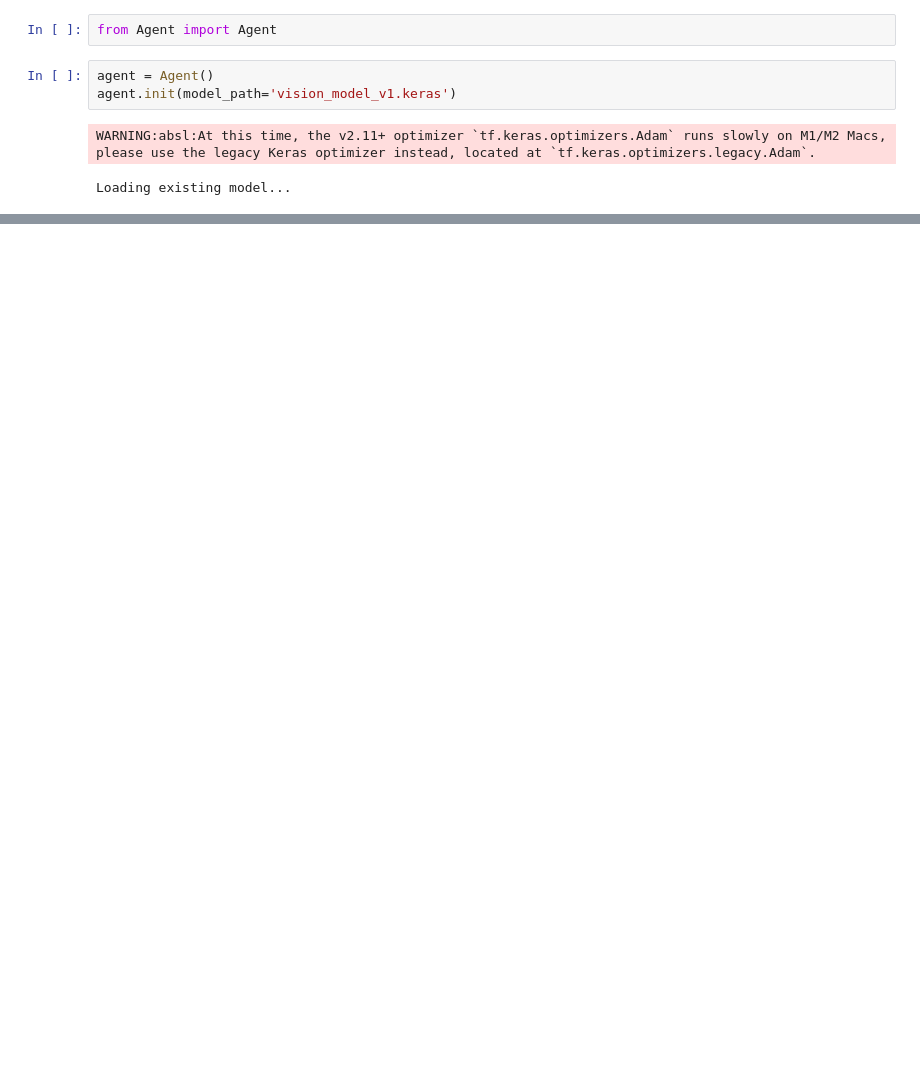
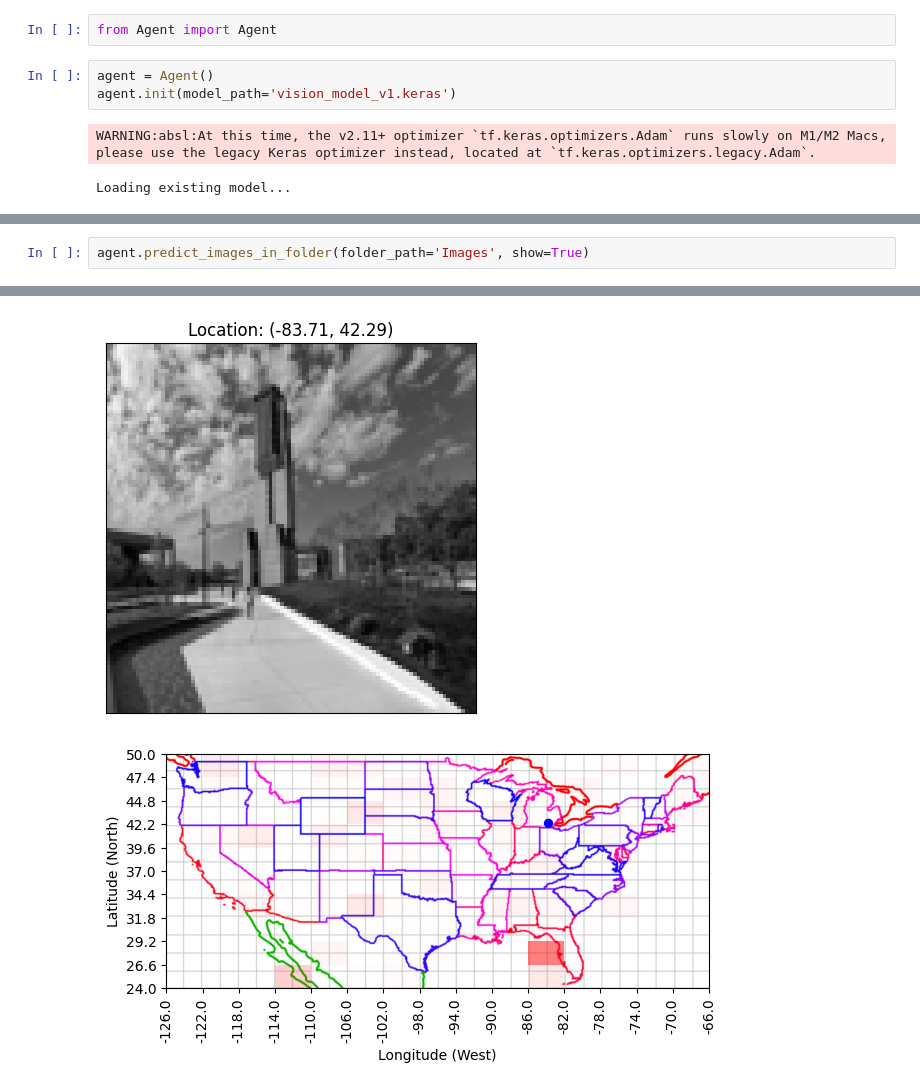
Before and after one commit to aethom00/Geoguessr442, a Jupyter notebook: display.ipynb, the cells around one changed output, grey strips where cells are left out. Cells and saved outputs as stored; diff of their text form; blank space fills up the shorter version.

```diff
--- a/display.ipynb
+++ b/display.ipynb
@@ -50,0 +36,3 @@ for ci in agent.city_images:
+# %%
+agent.predict_images_in_folder(folder_path='Images', show=True)
+# %% [output]
@@ -50,0 +40,2 @@ for ci in agent.city_images:
+[figure, added]
+[figure, added]
```
Also changed, not shown: parts of 4 cells of this notebook, 5 other files.
